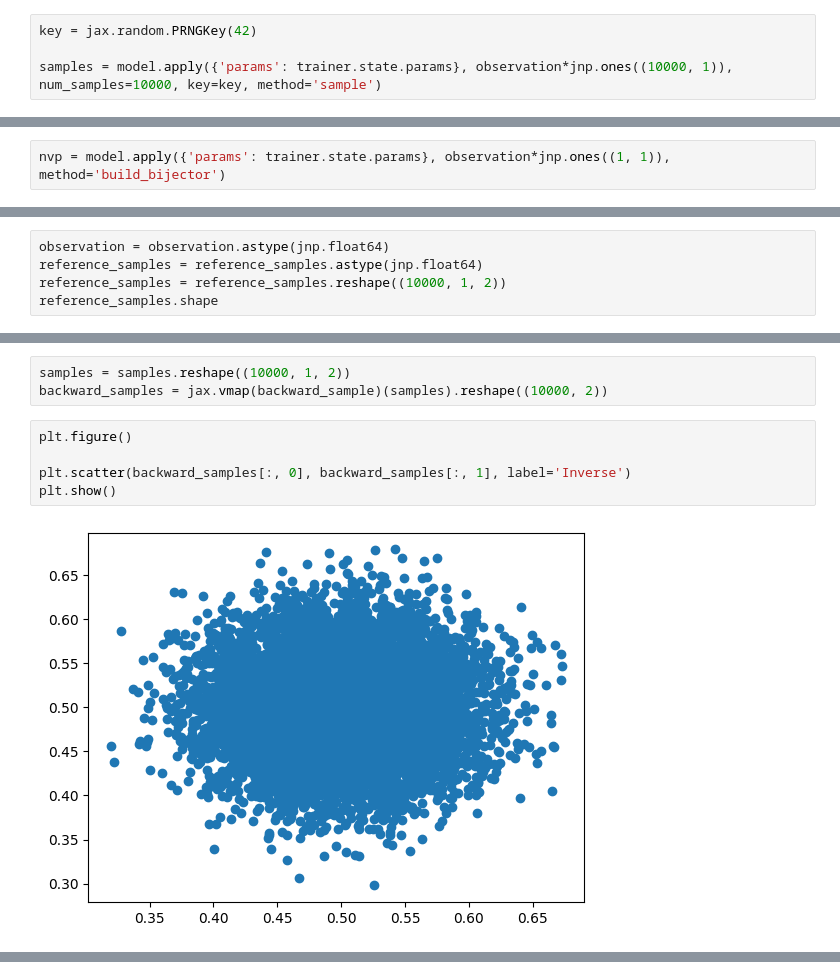
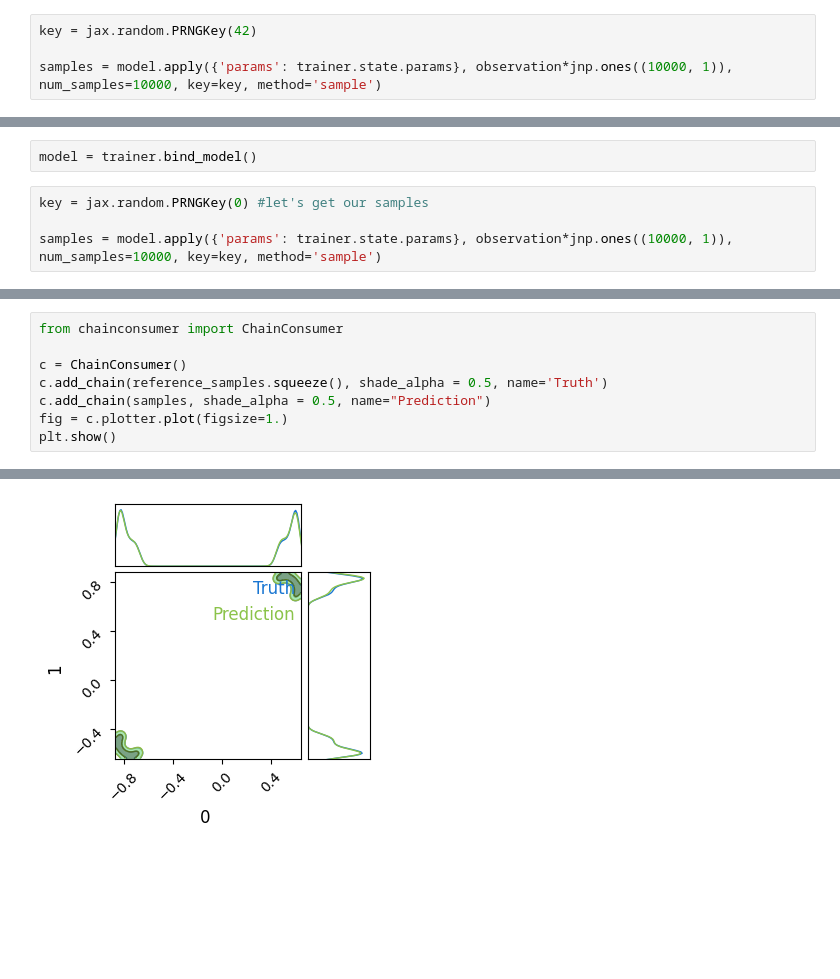
Before and after one commit to sachaguer/jaxili, a Jupyter notebook: notebooks/test_real_nvp.ipynb, the cells around one changed output, grey strips where cells are left out. Cells and saved outputs as stored; diff of their text form; blank space fills up the shorter version.

```diff
--- a/notebooks/test_real_nvp.ipynb
+++ b/notebooks/test_real_nvp.ipynb
@@ -297,2 +296,6 @@ plt.show()
+# %%
+model = trainer.bind_model()
 # %%
-nvp = model.apply({'params': trainer.state.params}, observation*jnp.ones((1, 1)), method='build_bijector')
+key = jax.random.PRNGKey(0) #let's get our samples
+
+samples = model.apply({'params': trainer.state.params}, observation*jnp.ones((10000, 1)), num_samples=10000, key=key, method='sample')
@@ -301,5 +301,0 @@ bijector = nvp.bijector
-# %%
-observation = observation.astype(jnp.float64)
-reference_samples = reference_samples.astype(jnp.float64)
-reference_samples = reference_samples.reshape((10000, 1, 2))
-reference_samples.shape
@@ -324,10 +302,9 @@ plt.show()
-# %%
-samples = samples.reshape((10000, 1, 2))
-backward_samples = jax.vmap(backward_sample)(samples).reshape((10000, 2))
-# %%
-plt.figure()
-
-plt.scatter(backward_samples[:, 0], backward_samples[:, 1], label='Inverse')
-plt.show()
-# %% [output]
-[figure, removed]
+# %%
+from chainconsumer import ChainConsumer
+
+c = ChainConsumer()
+c.add_chain(reference_samples.squeeze(), shade_alpha = 0.5, name='Truth')
+c.add_chain(samples, shade_alpha = 0.5, name="Prediction")
+fig = c.plotter.plot(figsize=1.)
+plt.show()
+# %% [output]
@@ -333,0 +315 @@ plt.show()
+[figure, added]
```
Also changed, not shown: parts of 33 cells of this notebook, 3 other files.
